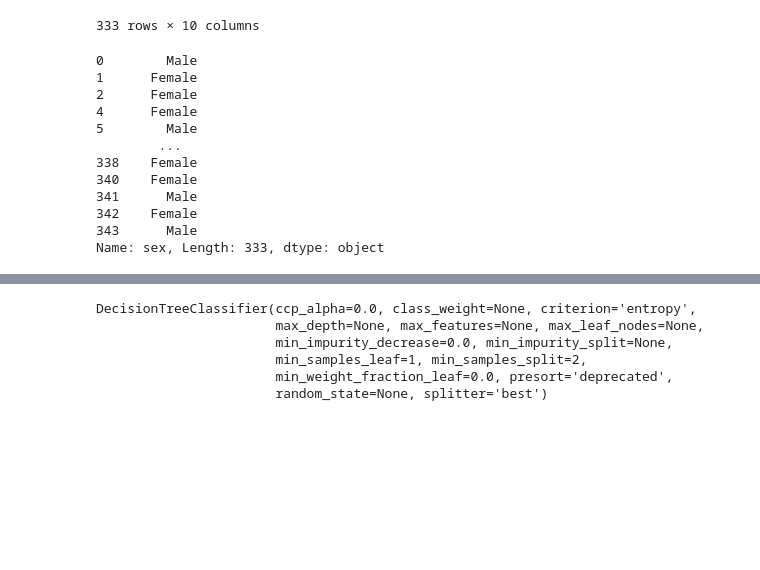
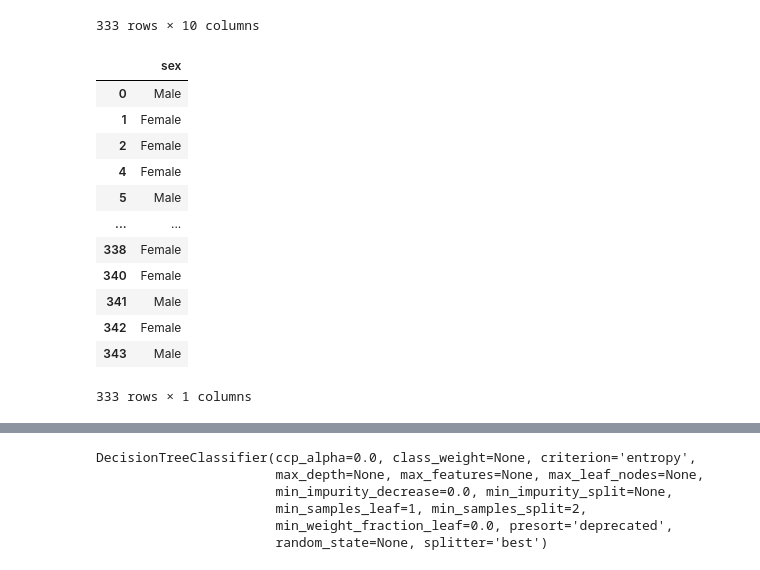
Before and after one commit to hecescam/IA3, a Jupyter notebook: Bagging.ipynb, the cells around one changed output, grey strips where cells are left out. Cells and saved outputs as stored; diff of their text form; code cells hidden in the pictures; blank space fills up the shorter version.

```diff
--- a/Bagging.ipynb
+++ b/Bagging.ipynb
@@ -76,19 +76,21 @@ X_dumies
 | 342 | 45.2 | 14.8 | 212.0 | 5200.0 | 0 | 0 | ... |
 | 343 | 49.9 | 16.1 | 213.0 | 5400.0 | 0 | 0 | ... |
 333 rows × 10 columns
-# %%
-Y=dataset['sex']
-Y
-# %% [output]
-0        Male
-1      Female
-2      Female
-4      Female
-5        Male
-        ...
-338    Female
-340    Female
-341      Male
-342    Female
-343      Male
-Name: sex, Length: 333, dtype: object
+# %%
+Y=dataset.loc[:,['sex']]#es un panda dataframe
+#Y=dataset['sex']#es un panda serie
+Y
+# %% [output]
+|  | sex |
+| 0 | Male |
+| 1 | Female |
+| 2 | Female |
+| 4 | Female |
+| 5 | Male |
+| ... | ... |
+| 338 | Female |
+| 340 | Female |
+| 341 | Male |
+| 342 | Female |
+| 343 | Male |
+333 rows × 1 columns
```
Also changed, not shown: parts of 56 cells of this notebook.
